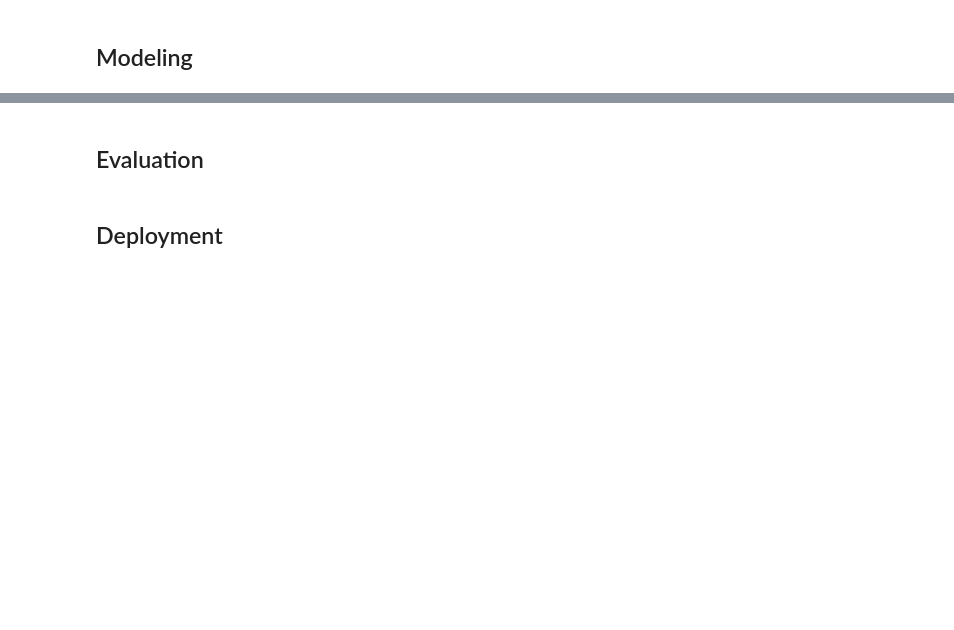
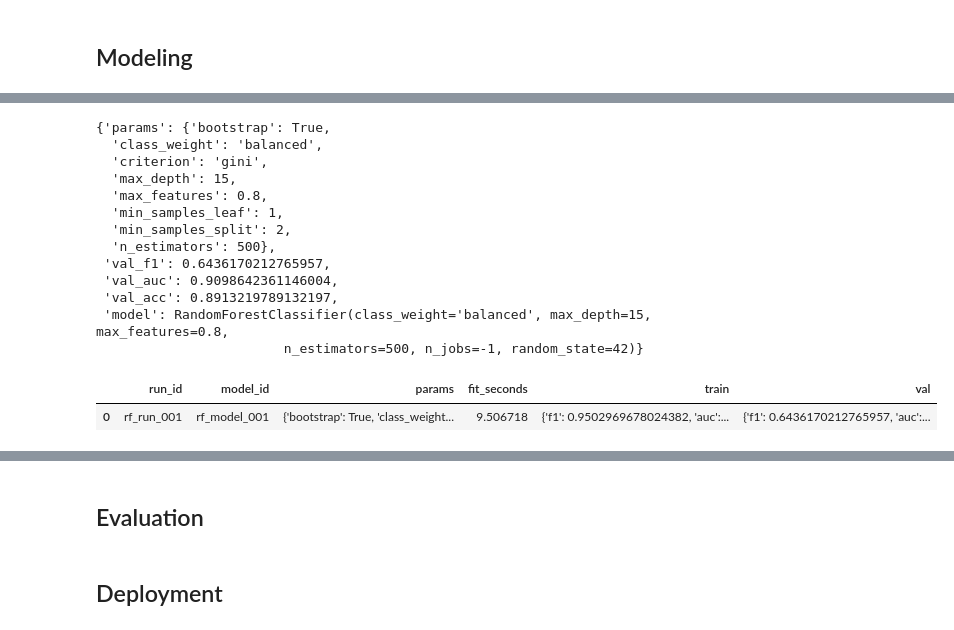
Before and after one commit to mzitad/shoppers_intention, a Jupyter notebook: Shoppers_intention.ipynb, the cells around one changed output, grey strips where cells are left out. Cells and saved outputs as stored; diff of their text form; code cells hidden in the pictures; blank space fills up the shorter version.

Commit message:
Added training function with CV

```diff
--- a/Shoppers_intention.ipynb
+++ b/Shoppers_intention.ipynb
@@ -2158,6 +2163,7 @@ display(handle_outliers(shopping_df, outliers_report).head())
 | 3 | 0 | 0.0 | 0 | 0.0 | 2 | ... |
 | 4 | 0 | 0.0 | 0 | 0.0 | 10 | ... |
 # %%
+# Removed scaling after choosing the suitable model, see report.
 prepare_data_code_writer = student_b
 
 def prepare_data(df: pd.DataFrame) -> pd.DataFrame:
@@ -2177,7 +2183,8 @@ def prepare_data(df: pd.DataFrame) -> pd.DataFrame:
     return df_prepared
 
 start_time_prep = now()
-prepared_data_df = prepare_data(shopping_df)
+#prepared_data_df = prepare_data(shopping_df)
+prepared_data_df = shopping_df
 end_time_prep = now()
 
 display(prepared_data_df.head())
@@ -2707,0 +2920,32 @@ train_model_activity = [
+# %%
+testing_param_grid = {
+    "n_estimators": [500],
+    "criterion": ["gini"], # "entropy", "log_loss"],
+    "max_depth": [15], # [5, 15, 20, 50],
+    "min_samples_split": [2],
+    "min_samples_leaf": [1],
+    "max_features": [0.8], #best 0.8 [0.2, 0.4, 0.6, 0.8, 0.9, None],
+    "class_weight": ["balanced"], # best is balanced, None is option
+    "bootstrap": [True], #default is True
+}
+
+best_model_info, all_runs = train_and_finetune_model(train_set, validation_set, testing_param_grid)
+
+display(best_model_info)
+display(pd.DataFrame(all_runs))
+# %% [output]
+{'params': {'bootstrap': True,
+  'class_weight': 'balanced',
+  'criterion': 'gini',
+  'max_depth': 15,
+  'max_features': 0.8,
+  'min_samples_leaf': 1,
+  'min_samples_split': 2,
+  'n_estimators': 500},
+ 'val_f1': 0.6436170212765957,
+ 'val_auc': 0.9098642361146004,
+ 'val_acc': 0.8913219789132197,
+ 'model': RandomForestClassifier(class_weight='balanced', max_depth=15, max_features=0.8,
+                        n_estimators=500, n_jobs=-1, random_state=42)}
+|  | run_id | model_id | params | fit_seconds | train | val |
+| 0 | rf_run_001 | rf_model_001 | {'bootstrap': True, 'class_weight... | 9.506718 | {'f1': 0.9502969678024382, 'auc':... | {'f1': 0.6436170212765957, 'auc':... |
```
Also changed, not shown: parts of 16 cells of this notebook.
